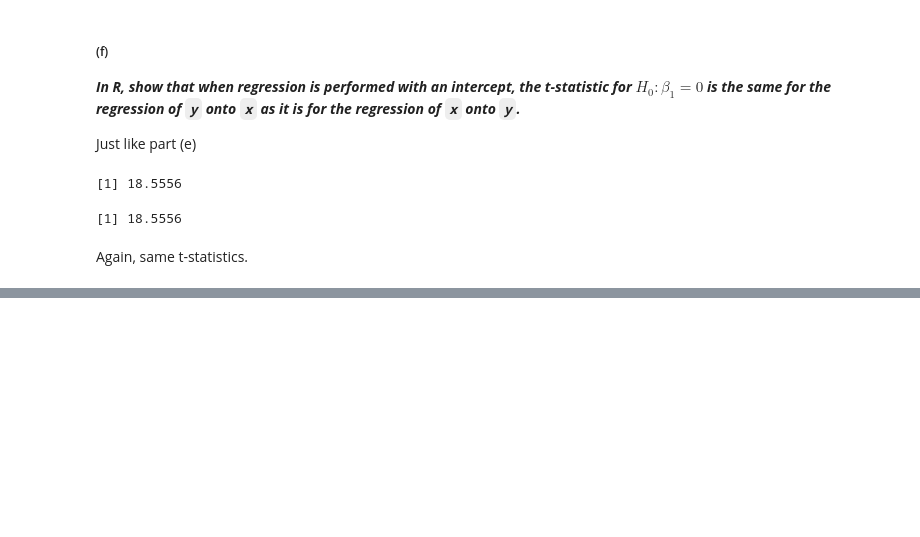
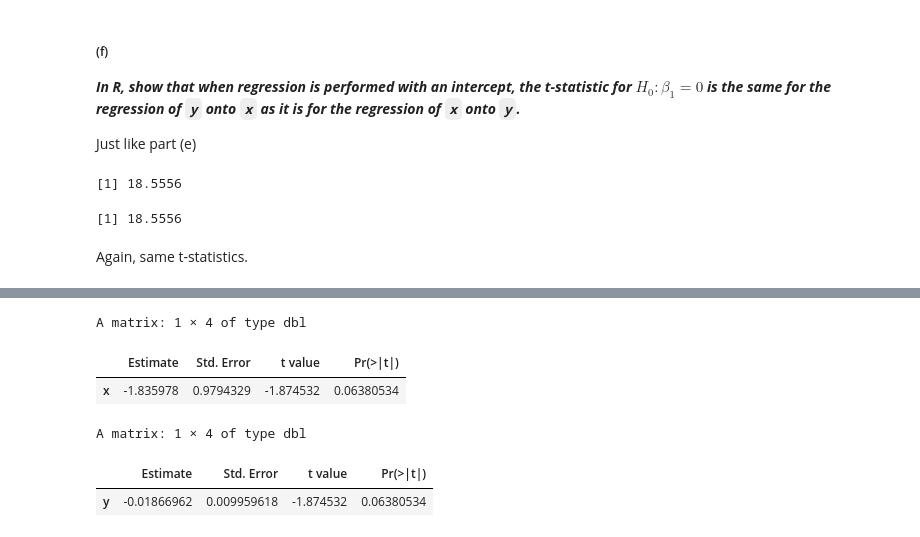
Before and after one commit to nicklausmillican/ISLR_R, a Jupyter notebook: ISLR_R_Ch3.ipynb, the cells around one changed output, grey strips where cells are left out. Drawn from its saved outputs; the diff is of its cells as text; code cells hidden in the pictures; blank space fills up the shorter version.

```diff
--- a/ISLR_R_Ch3.ipynb
+++ b/ISLR_R_Ch3.ipynb
@@ -754,0 +782,16 @@ Again, same t-statistics.
+# %%
+x = rnorm(n=100, mean=0, sd=1)
+y = rnorm(n=100, mean=10, sd=2)
+
+m1 <- lm(y ~ 0 + x)
+m2 <- lm(x ~ 0 + y)
+
+summary(m1)$coef
+summary(m2)$coef
+# %% [output]
+A matrix: 1 × 4 of type dbl
+|  | Estimate | Std. Error | t value | Pr(>|t|) |
+| x | -1.835978 | 0.9794329 | -1.874532 | 0.06380534 |
+A matrix: 1 × 4 of type dbl
+|  | Estimate | Std. Error | t value | Pr(>|t|) |
+| y | -0.01866962 | 0.009959618 | -1.874532 | 0.06380534 |
```
Also changed, not shown: parts of 8 cells of this notebook.
